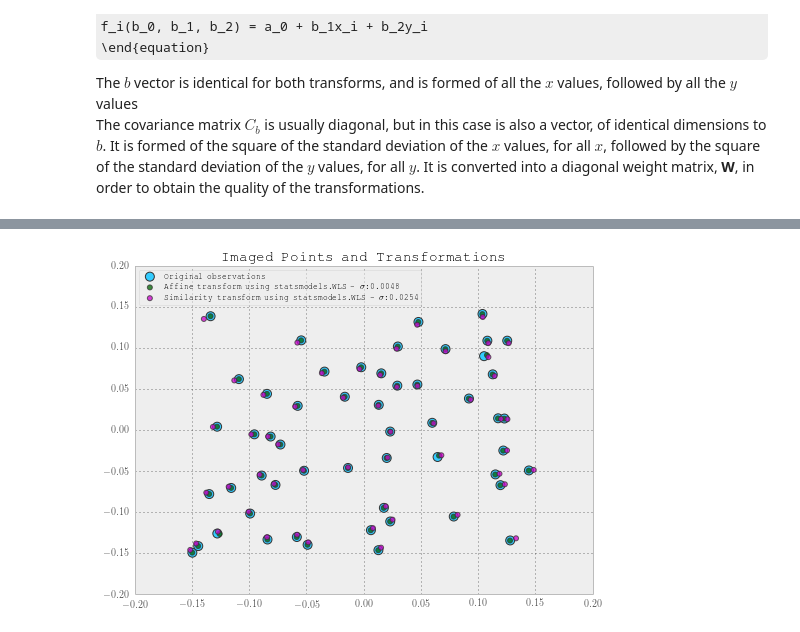
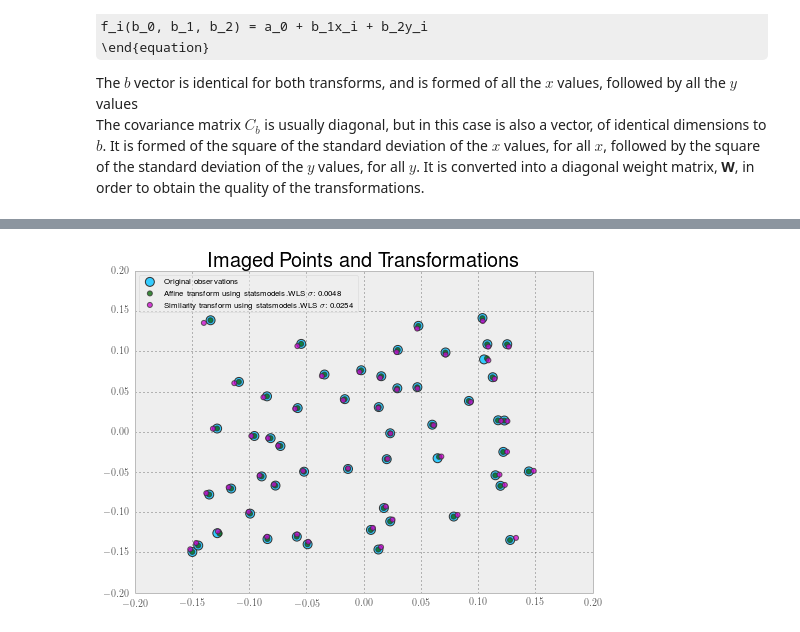
Before and after one commit to urschrei/linalg, a Jupyter notebook: statsmodels.ipynb, the cells around one changed output, grey strips where cells are left out. Drawn from its saved outputs; the diff is of its cells as text; code cells hidden in the pictures; some formulas as TeX source.

Commit message:
Switching to Helvetica bold for figure title

```diff
--- a/statsmodels.ipynb
+++ b/statsmodels.ipynb
@@ -18,12 +18,13 @@ The covariance matrix $C_b$ is usually diagonal, but in this case is also a vect
 # %%
 import pandas as pd
 import numpy as np
-import matplotlib as mpl
+from matplotlib import rc
 import matplotlib.pyplot as plt
 import statsmodels.api as sm
 
 # use LaTeX for text rendering
-plt.rc('text', usetex=True)
+rc('font',**{'family':'sans-serif','sans-serif':['Helvetica']})
+rc('text', usetex=True)
 
 affine_A_matrix = pd.read_pickle('data/A_matrix.pickle')
 b_vector = pd.read_pickle('data/b_vector.pickle')
@@ -109,34 +110,34 @@ orig = plt.scatter(
 #   s=25,
 #    alpha=0.75)
 af = plt.scatter(
     coords['sm_affine_x'],
     coords['sm_affine_y'],
     marker='o',
     color='#006600',
     edgecolor='#333333',
     lw=1,
     s=25,
     alpha=0.75)
 sm = plt.scatter(
     coords['sm_similarity_x'],
     coords['sm_similarity_y'],
     marker='o',
     color='#CC00CC',
     edgecolor='#333333',
     lw=1,
     s=25,
     alpha=0.75)
-plt.title("Imaged Points and Transformations")
+plt.title("Imaged Points and Transformations", weight='bold', size=20)
 leg = plt.legend(
     (orig, af, sm),
     ('Original observations',
-    r'Affine transform using statsmodels.WLS - $\sigma$:%0.4f' % np.sqrt(affine_results.mse_resid),
-    r'Similarity transform using statsmodels.WLS - $\sigma$:%0.4f' % np.sqrt(similarity_results.scale)),
+    r'Affine transform using statsmodels.WLS ($\sigma$: %0.4f)' % np.sqrt(affine_results.mse_resid),
+    r'Similarity transform using statsmodels.WLS ($\sigma$: %0.4f)' % np.sqrt(similarity_results.scale)),
     loc='upper left',
     scatterpoints=1,
     fontsize=8)
 leg.get_frame().set_alpha(0.5)
 plt.tight_layout()
 plt.savefig('results.png', dpi=100, alpha=True)
 # %% [output]
-[figure, old version]
+[figure, new version]
```
Also changed, not shown: parts of 2 cells of this notebook, 1 other file.
